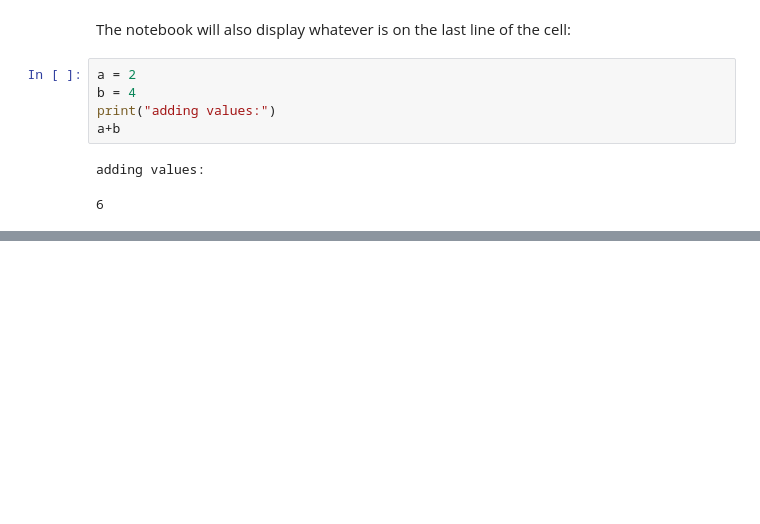
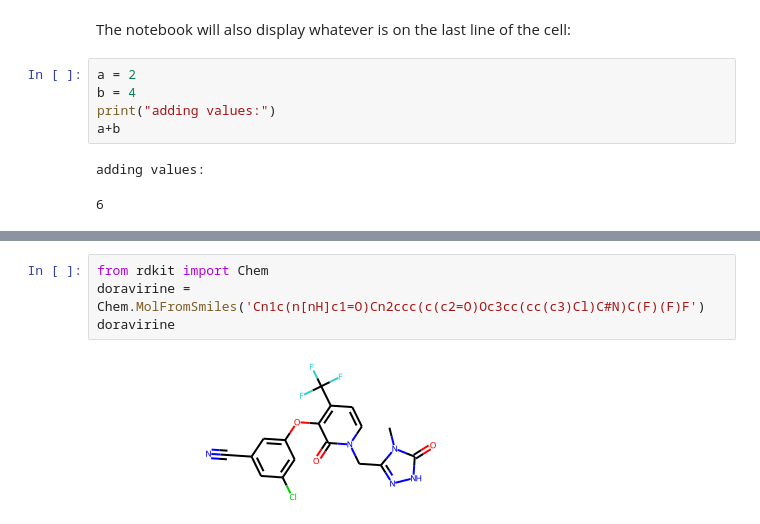
Before and after one commit to rinikerlab/teachopencadd, a Jupyter notebook: teachopencadd/talktorials/T017_python_jupyter_introduction/talktorial.ipynb, the cells around one changed output, grey strips where cells are left out. Saved outputs shown, nothing was run; the diff lists cells and outputs as text; blank space fills up the shorter version.

```diff
--- a/teachopencadd/talktorials/T017_python_jupyter_introduction/talktorial.ipynb
+++ b/teachopencadd/talktorials/T017_python_jupyter_introduction/talktorial.ipynb
@@ -43,0 +57,6 @@ adding values:
+# %%
+from rdkit import Chem
+doravirine = Chem.MolFromSmiles('Cn1c(n[nH]c1=O)Cn2ccc(c(c2=O)Oc3cc(cc(c3)Cl)C#N)C(F)(F)F')
+doravirine
+# %% [output]
+[figure, added]
```
Also changed, not shown: parts of 4 cells of this notebook, 1 other file.
